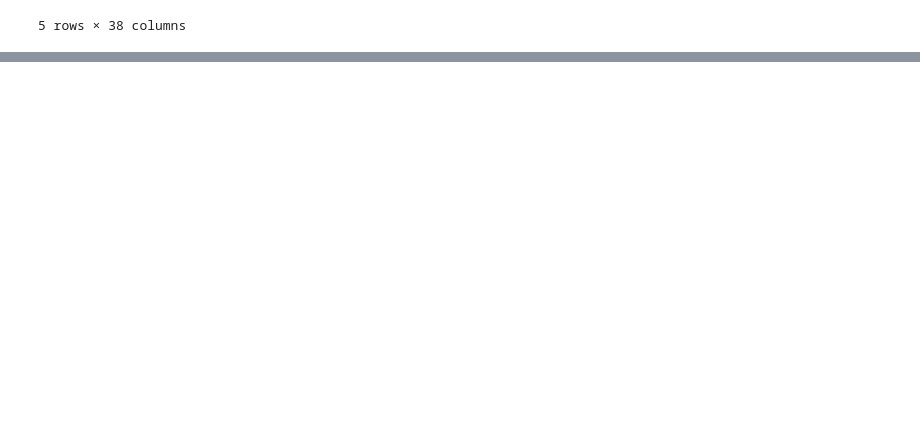
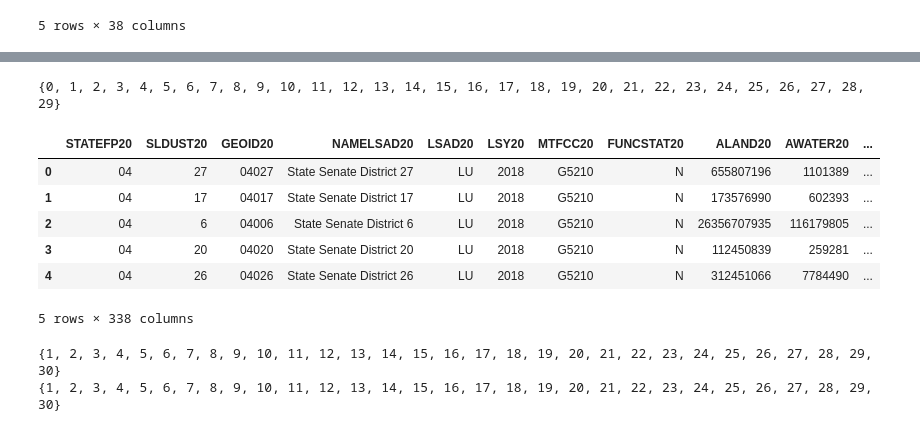
Before and after one commit to shenghungKuan/arizona-redistricting, a Jupyter notebook: api/AZ_MAUP.ipynb, the cells around one changed output, grey strips where cells are left out. Drawn from its saved outputs; the diff is of its cells as text; code cells hidden in the pictures; blank space fills up the shorter version.

```diff
--- a/api/AZ_MAUP.ipynb
+++ b/api/AZ_MAUP.ipynb
@@ -294,0 +315,22 @@ final_df.head()
+# %%
+print(set(final_df["SEND"]))
+# %% [output]
+{0, 1, 2, 3, 4, 5, 6, 7, 8, 9, 10, 11, 12, 13, 14, 15, 16, 17, 18, 19, 20, 21, 22, 23, 24, 25, 26, 27, 28, 29}
+# %%
+sen_df.head()
+# %% [output]
+|  | STATEFP20 | SLDUST20 | GEOID20 | NAMELSAD20 | LSAD20 | LSY20 | MTFCC20 | FUNCSTAT20 | ALAND20 | AWATER20 | ... |
+| 0 | 04 | 27 | 04027 | State Senate District 27 | LU | 2018 | G5210 | N | 655807196 | 1101389 | ... |
+| 1 | 04 | 17 | 04017 | State Senate District 17 | LU | 2018 | G5210 | N | 173576990 | 602393 | ... |
+| 2 | 04 | 6 | 04006 | State Senate District 6 | LU | 2018 | G5210 | N | 26356707935 | 116179805 | ... |
+| 3 | 04 | 20 | 04020 | State Senate District 20 | LU | 2018 | G5210 | N | 112450839 | 259281 | ... |
+| 4 | 04 | 26 | 04026 | State Senate District 26 | LU | 2018 | G5210 | N | 312451066 | 7784490 | ... |
+5 rows × 338 columns
+# %%
+for precinct_index in range(len(final_df)):
+    final_df.at[precinct_index, "SEND"] = sen_df.at[int(final_df.at[precinct_index, "SEND"]), district_col_name]
+print(set(sen_df[district_col_name]))
+print(set(final_df["SEND"]))
+# %% [output]
+{1, 2, 3, 4, 5, 6, 7, 8, 9, 10, 11, 12, 13, 14, 15, 16, 17, 18, 19, 20, 21, 22, 23, 24, 25, 26, 27, 28, 29, 30}
+{1, 2, 3, 4, 5, 6, 7, 8, 9, 10, 11, 12, 13, 14, 15, 16, 17, 18, 19, 20, 21, 22, 23, 24, 25, 26, 27, 28, 29, 30}
```
Also changed, not shown: parts of 7 cells of this notebook.
